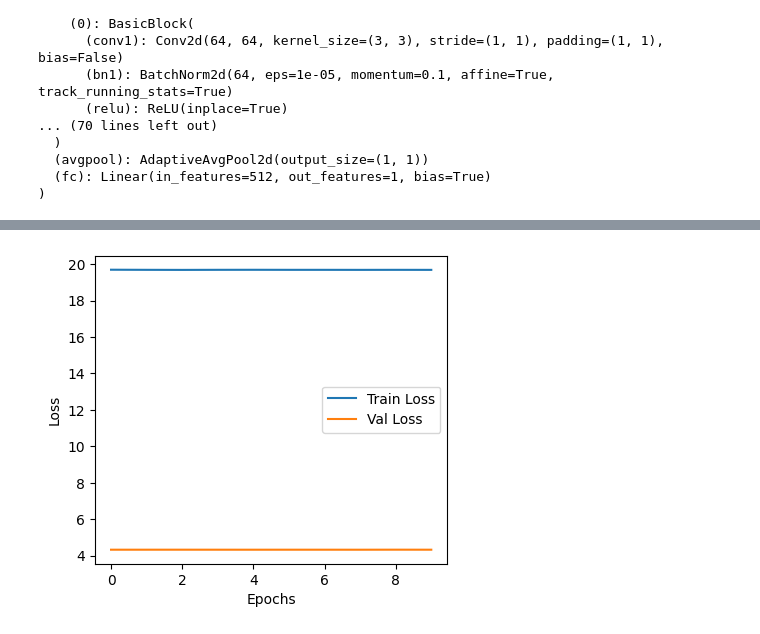
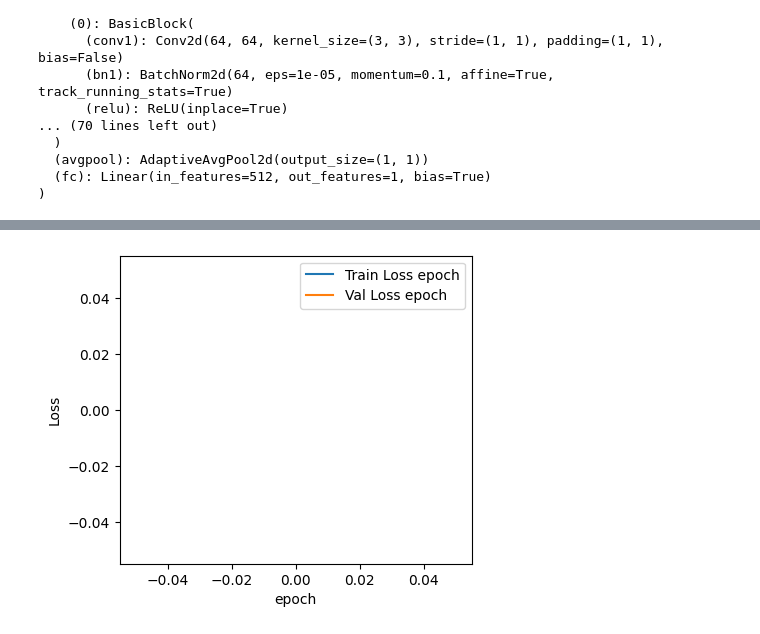
Before and after one commit to lmachlab/GA_classification, a Jupyter notebook: donna_finetune.ipynb, the cells around one changed output, grey strips where cells are left out. Cells and saved outputs as stored; diff of their text form; code cells hidden in the pictures.

```diff
--- a/donna_finetune.ipynb
+++ b/donna_finetune.ipynb
@@ -255,14 +279,12 @@ plt.savefig("val_train_loss_curves.png")
 # %%
-epoch_train_loss = [19.6910, 19.6850, 19.6812, 19.6855, 19.6872, 19.6849, 19.6846, 19.6830, 19.6849, 19.6829]
-epoch_val_loss = [4.3297, 4.3299, 4.3304, 4.3295,4.3291, 4.3298, 4.3297, 4.3287, 4.3312, 4.3295 ]
 plt.figure(figsize=(10, 4))
 plt.subplot(1, 2, 1)
-plt.plot(epoch_train_loss, label='Train Loss')
-plt.plot(epoch_val_loss, label='Val Loss')
-plt.xlabel('Epochs')
+plt.plot(train_losses_epoch, label='Train Loss epoch')
+plt.plot(val_losses_epoch, label='Val Loss epoch')
+plt.xlabel('epoch')
 plt.ylabel('Loss')
 plt.legend()
 
-plt.savefig("val_train_loss_curves.png")
+plt.savefig("val_train_losses_epochs.png")
 # %% [output]
-[figure, old version]
+[figure, new version]
```
Also changed, not shown: parts of 5 cells of this notebook, 1 other file.
